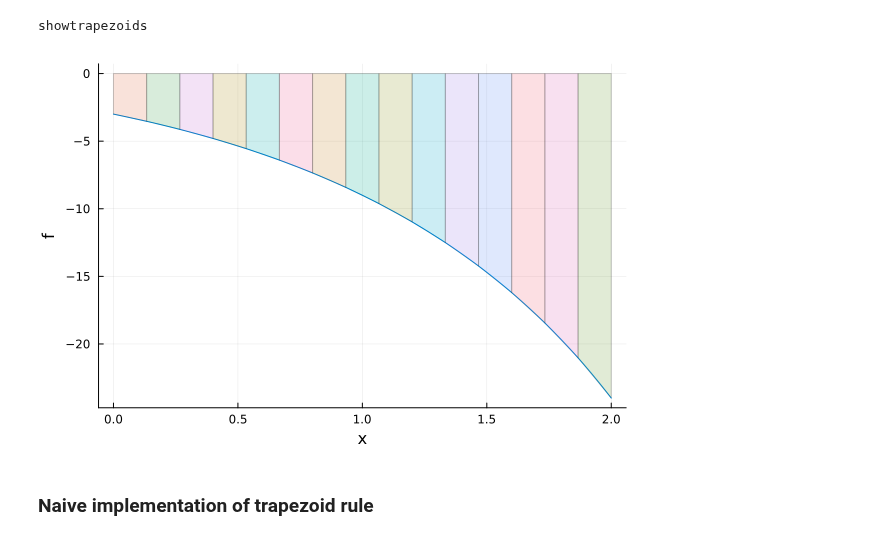
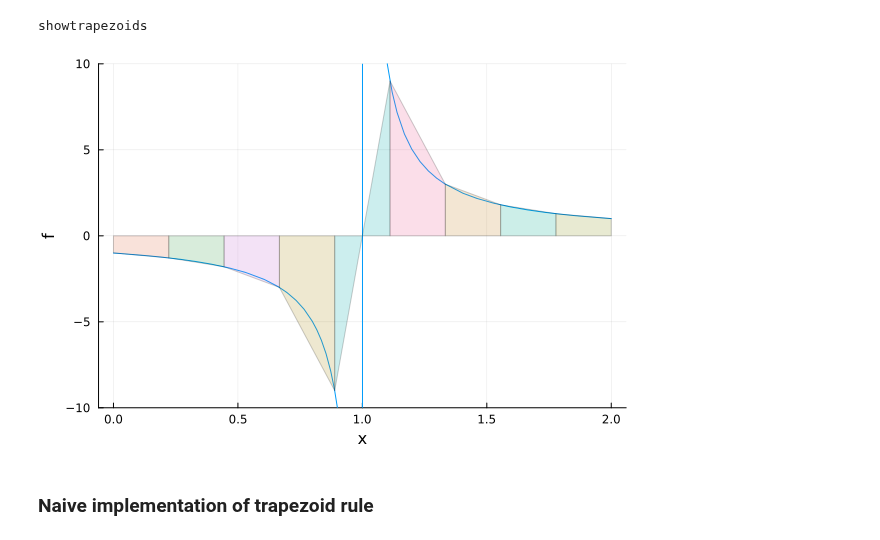
Before and after one commit to em256/phys4480, a Jupyter notebook: _sources/Period of a pendulum.ipynb, the cells around one changed output. Saved outputs shown, nothing was run; the diff lists cells and outputs as text; code cells hidden in the pictures.

```diff
--- a/_sources/Period of a pendulum.ipynb
+++ b/_sources/Period of a pendulum.ipynb
@@ -128,10 +128,11 @@ end
 # %% [output]
 showtrapezoids
 # %%
-f(x)=3(x+2)^2/(x-4)
-showtrapezoids(f,(0,2),15)
+f(x)=1/(x-1)
+showtrapezoids(f,(0,2),9)
+ylims!(-10,10)
 # %% [output]
-[figure, old version]
+[figure, new version]
 # %% [markdown]
 ### Naive implementation of trapezoid rule
 # %% [markdown]
```
Also changed, not shown: parts of 58 cells of this notebook, 26 other files.
